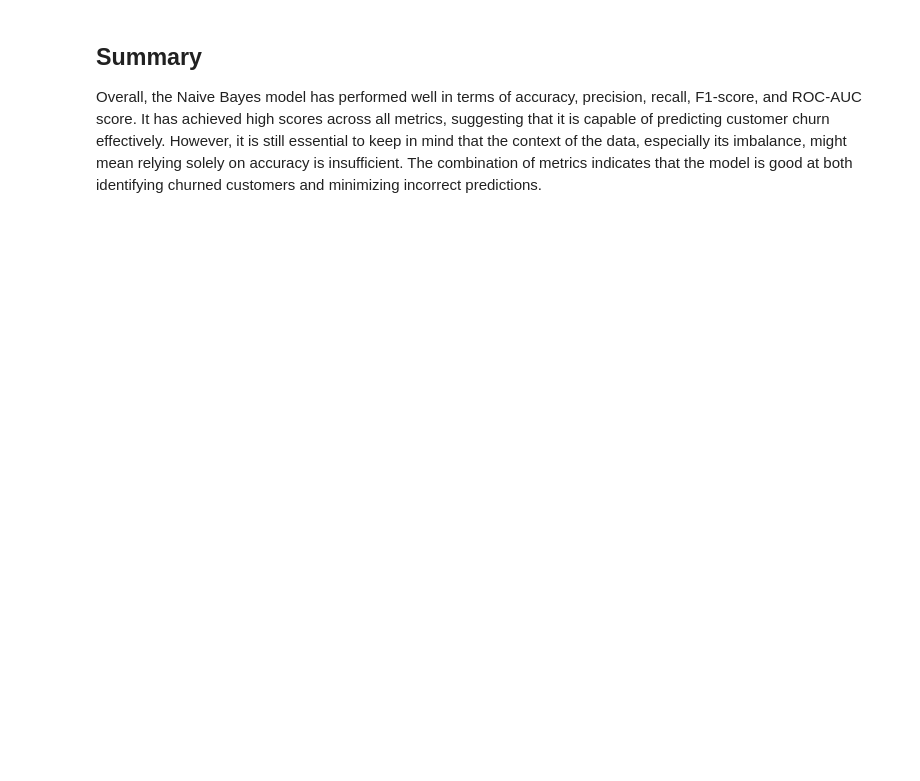
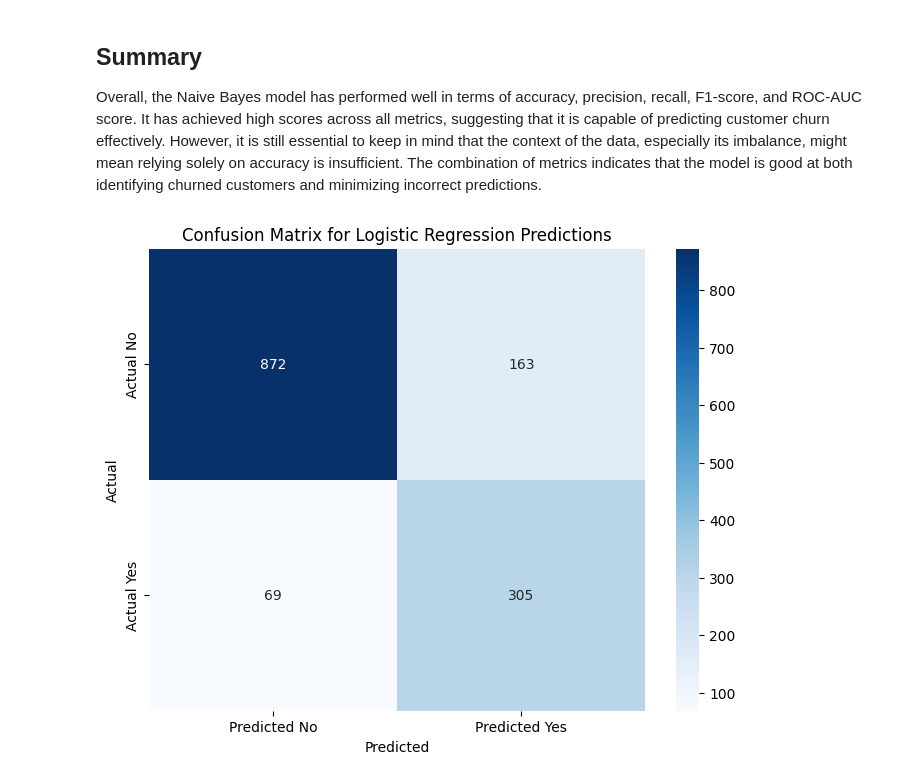
Before and after one commit to eelisee/telco-customer-churn, a Jupyter notebook: 4_analysis/1_Naive_Bayes.ipynb, the cells around one changed output. Cells and saved outputs as stored; diff of their text form; code cells hidden in the pictures; blank space fills up the shorter version.

```diff
--- a/4_analysis/1_Naive_Bayes.ipynb
+++ b/4_analysis/1_Naive_Bayes.ipynb
@@ -54,0 +432,27 @@ y_pred = nb_classifier.predict(X_test)
+# %%
+from sklearn.compose import ColumnTransformer
+from sklearn.pipeline import Pipeline
+from sklearn.preprocessing import StandardScaler, MinMaxScaler
+
+# Get the probabilities from both models
+prob_continuous = gnb.predict_proba(X_test[continuous_features])
+prob_binary = mnb.predict_proba(X_test[binary_features])
+
+# Combine the probabilities by averaging them
+combined_prob = (prob_continuous + prob_binary) / 2
+
+# Make the final prediction based on the combined probabilities
+y_pred = combined_prob.argmax(axis=1)
+
+# Evaluate the combined model
+accuracy = accuracy_score(y_test, y_pred)
+precision = precision_score(y_test, y_pred)
+recall = recall_score(y_test, y_pred)
+f1 = f1_score(y_test, y_pred)
+roc_auc = roc_auc_score(y_test, y_pred)
+
+print(f'Accuracy (Combined Model): {accuracy:.2f}')
+print(f'Precision (Combined Model): {precision:.2f}')
+print(f'Recall (Combined Model): {recall:.2f}')
+print(f'F1 (Combined Model): {f1:.2f}')
+print(f'ROC AUC (Combined Model): {roc_auc:.2f}')
@@ -118,3 +538,19 @@ ROC-AUC Score: 0.91
 # %% [markdown]
 ## Summary
 Overall, the Naive Bayes model has performed well in terms of accuracy, precision, recall, F1-score, and ROC-AUC score. It has achieved high scores across all metrics, suggesting that it is capable of predicting customer churn effectively. However, it is still essential to keep in mind that the context of the data, especially its imbalance, might mean relying solely on accuracy is insufficient. The combination of metrics indicates that the model is good at both identifying churned customers and minimizing incorrect predictions.
+# %%
+from sklearn.metrics import confusion_matrix
+import seaborn as sns
+
+# Compute the confusion matrix
+conf_matrix = confusion_matrix(y_test, y_pred)
+
+# Plot the confusion matrix using a heatmap
+plt.figure(figsize=(8, 6))
+sns.heatmap(conf_matrix, annot=True, fmt='d', cmap='Blues', xticklabels=['Predicted No', 'Predicted Yes'], yticklabels=['Actual No', 'Actual Yes'])
+plt.xlabel('Predicted')
+plt.ylabel('Actual')
+plt.title('Confusion Matrix for Logistic Regression Predictions')
+plt.show()
+# %% [output]
+[figure, added]
```
Also changed, not shown: parts of 29 cells of this notebook, 7 other files.
